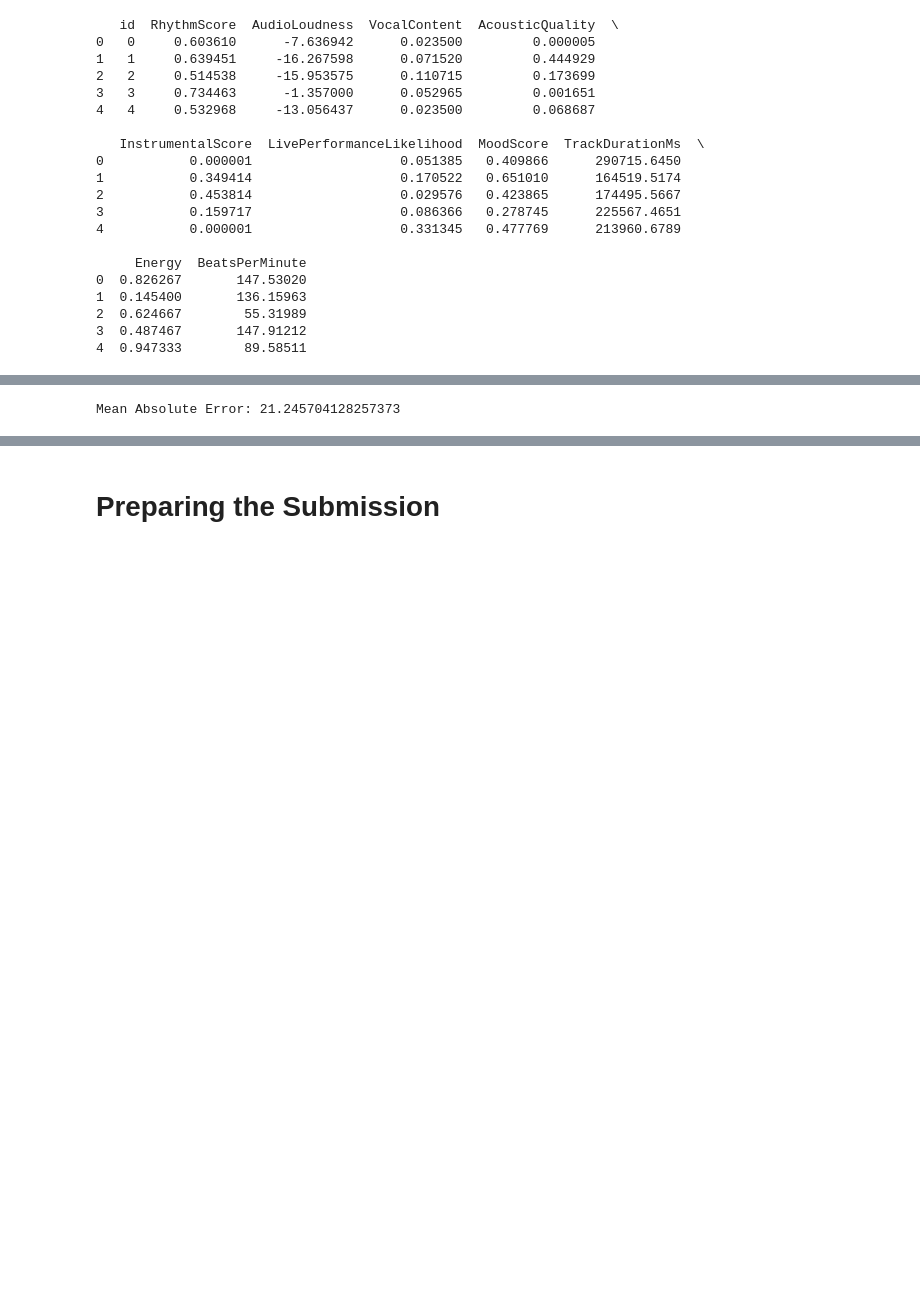
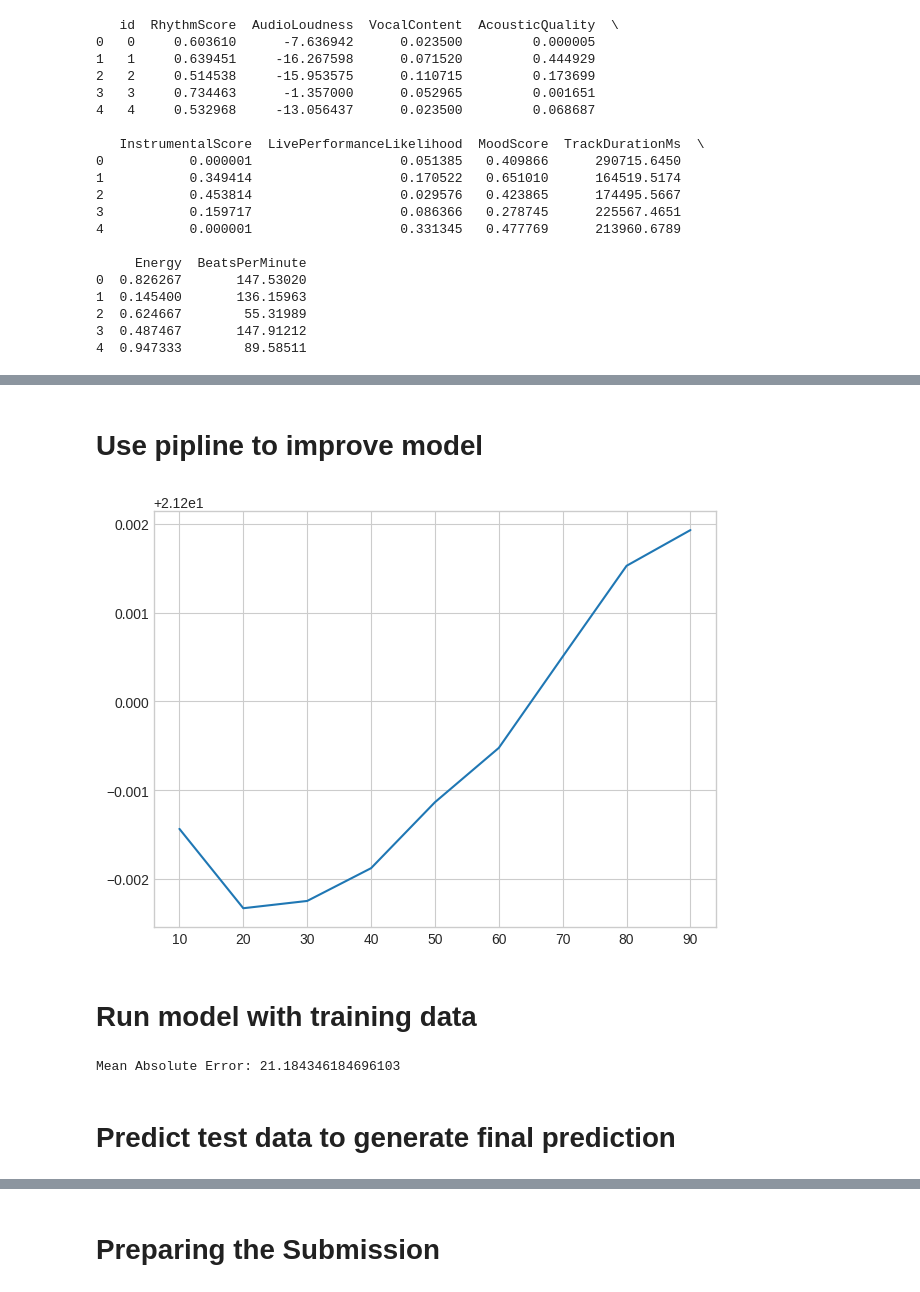
Before and after one commit to wesleyhuan/kaggle, a Jupyter notebook: predicting-the-beats-per-minute-of-songs-test1.ipynb, the cells around one changed output, grey strips where cells are left out. Cells and saved outputs as stored; diff of their text form; code cells hidden in the pictures; blank space fills up the shorter version.

```diff
--- a/predicting-the-beats-per-minute-of-songs-test1.ipynb
+++ b/predicting-the-beats-per-minute-of-songs-test1.ipynb
@@ -21,6 +19,15 @@ import lightgbm as lgb
 import xgboost as xgb
 import catboost as catb
 from xgboost import XGBRegressor
+# %%
+# Setup plotting
+import matplotlib.pyplot as plt
+
+plt.style.use('seaborn-whitegrid')
+# Set Matplotlib defaults
+plt.rc('figure', autolayout=True)
+plt.rc('axes', labelweight='bold', labelsize='large',
+       titleweight='bold', titlesize=18, titlepad=10)
 # %%
 # For reproducibility
 RANDOM_SEED = 42
@@ -152,2 +156,4 @@ test_x = test_data.drop('id' , axis=1)
 # %%
 X_train_final, X_valid, y_train_fianl, y_valid = train_test_split(train_x, train_y, train_size=0.8, test_size=0.2,random_state=0)
+# %% [markdown]
+# Use pipline to improve model
@@ -154,18 +164,49 @@ X_train_final, X_valid, y_train_fianl, y_valid = train_test_split(train_x, train
+# %%
+def get_score(n_estimators):
+    """Return the average MAE over 3 CV folds of XGBRegressor model.
+
+    Keyword argument:
+    n_estimators -- the number of trees in the forest
+    """
+    my_pipeline = Pipeline(steps=[
+        ('preprocessor', SimpleImputer()),
+        ('model', XGBRegressor(n_estimators=n_estimators, learning_rate=0.05) )
+    ])
+    scores = -1 * cross_val_score(my_pipeline, X_train_final, y_train_fianl,
+                              cv=3,
+                              scoring='neg_mean_absolute_error')
+    return scores.mean()
+# %%
+results = {}
+for i in range(1,10):
+    results[10*i] = get_score(10*i)
+# %%
+import matplotlib.pyplot as plt
+%matplotlib inline
+
+plt.plot(list(results.keys()), list(results.values()))
+plt.show()
+# %% [output]
+[figure, added]
+# %% [markdown]
+# Run model with training data
 # %%
 # Define the model
-my_model_2 = XGBRegressor(n_estimators=1000, learning_rate=0.05)
+my_model_1 = XGBRegressor(n_estimators=20, learning_rate=0.05)
 
 # Fit the model
-my_model_2.fit(X_train_final, y_train_fianl)
+my_model_1.fit(X_train_final, y_train_fianl)
 
 # Get predictions
-predictions_2 = my_model_2.predict(X_valid)
+predictions_1 = my_model_1.predict(X_valid)
 
 # Calculate MAE
-mae_2 =  mean_absolute_error(predictions_2, y_valid)
+mae_1 =  mean_absolute_error(predictions_1, y_valid)
 
 # Uncomment to print MAE
-print("Mean Absolute Error:" , mae_2)
+print("Mean Absolute Error:" , mae_1)
 # %% [output]
-Mean Absolute Error: 21.245704128257373
+Mean Absolute Error: 21.184346184696103
+# %% [markdown]
+# Predict test data to generate final prediction
 # %%
```
Also changed, not shown: parts of 8 cells of this notebook.
